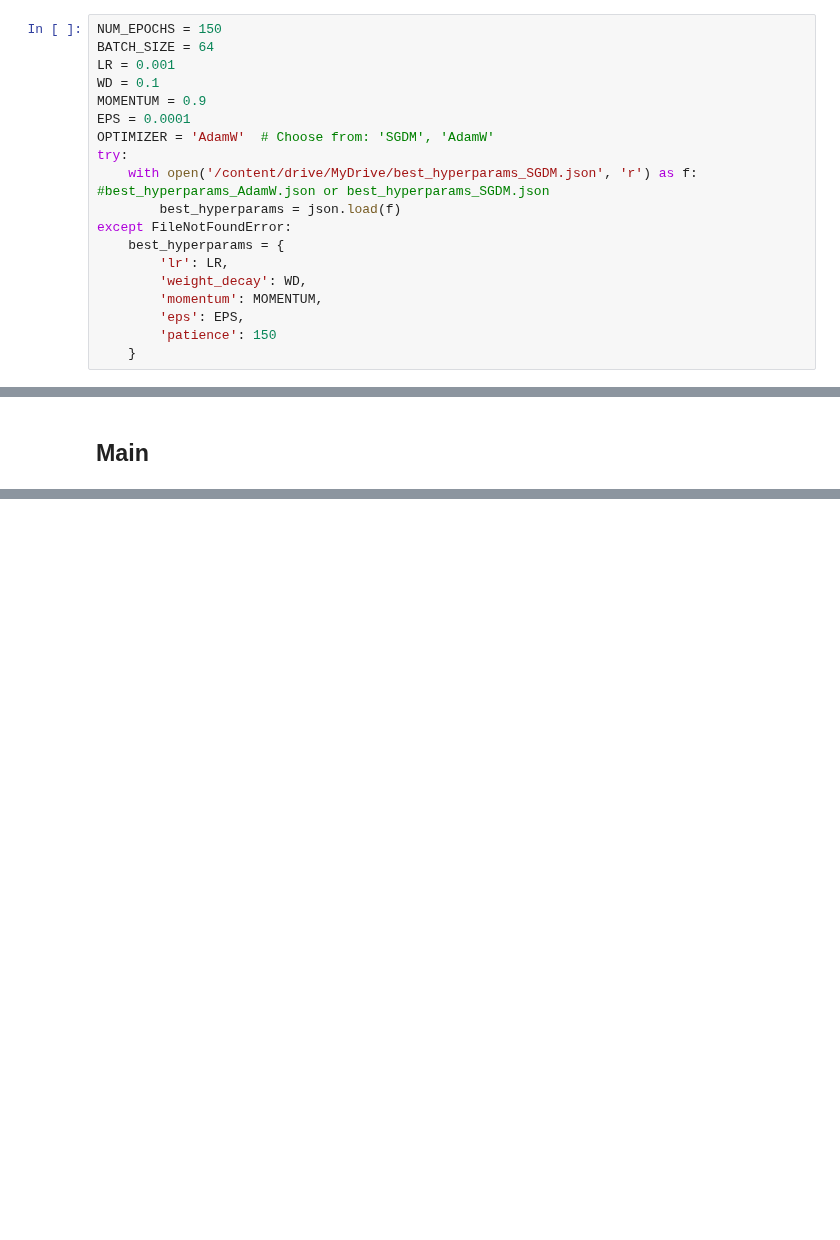
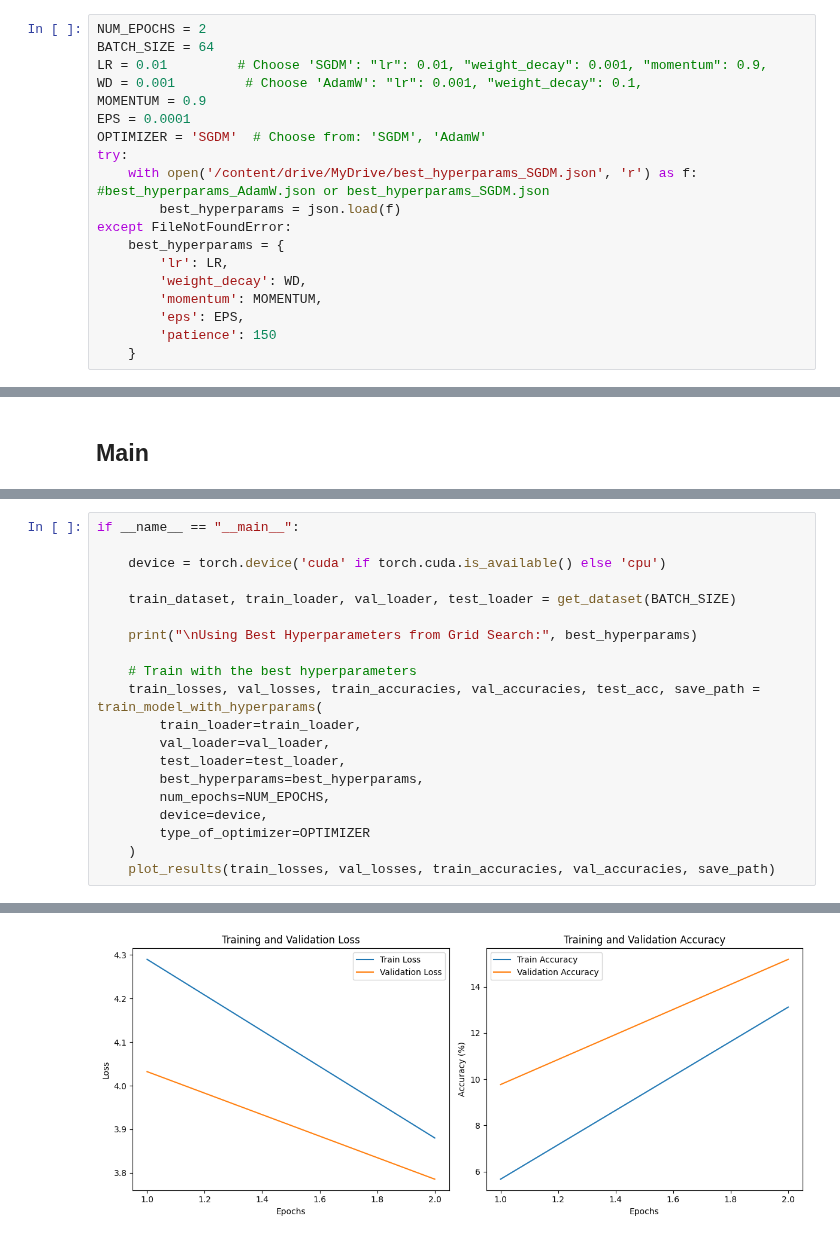
Before and after one commit to TheS1n233/Distributed-Learning-Project5, a Jupyter notebook: centralized_baseline.ipynb, the cells around one changed output, grey strips where cells are left out. Saved outputs shown, nothing was run; the diff lists cells and outputs as text; blank space fills up the shorter version.

Commit message:
fixxxxed plot and checkpoint

```diff
--- a/centralized_baseline.ipynb
+++ b/centralized_baseline.ipynb
@@ -46,13 +54,13 @@ Drive already mounted at /content/drive; to attempt to forcibly remount, call dr
 # %% [markdown]
 ## Costants
 # %%
-NUM_EPOCHS = 150
+NUM_EPOCHS = 2
 BATCH_SIZE = 64
-LR = 0.001
-WD = 0.1
+LR = 0.01         # Choose 'SGDM': "lr": 0.01, "weight_decay": 0.001, "momentum": 0.9,
+WD = 0.001         # Choose 'AdamW': "lr": 0.001, "weight_decay": 0.1,
 MOMENTUM = 0.9
 EPS = 0.0001
-OPTIMIZER = 'AdamW'  # Choose from: 'SGDM', 'AdamW'
+OPTIMIZER = 'SGDM'  # Choose from: 'SGDM', 'AdamW'
 try:
     with open('/content/drive/MyDrive/best_hyperparams_SGDM.json', 'r') as f:    #best_hyperparams_AdamW.json or best_hyperparams_SGDM.json
         best_hyperparams = json.load(f)
@@ -482,0 +455,21 @@ KeyboardInterrupt:
+# %%
+if __name__ == "__main__":
+
+    device = torch.device('cuda' if torch.cuda.is_available() else 'cpu')
+
+    train_dataset, train_loader, val_loader, test_loader = get_dataset(BATCH_SIZE)
+
+    print("\nUsing Best Hyperparameters from Grid Search:", best_hyperparams)
+
+    # Train with the best hyperparameters
+    train_losses, val_losses, train_accuracies, val_accuracies, test_acc, save_path = train_model_with_hyperparams(
+        train_loader=train_loader,
+        val_loader=val_loader,
+        test_loader=test_loader,
+        best_hyperparams=best_hyperparams,
+        num_epochs=NUM_EPOCHS,
+        device=device,
+        type_of_optimizer=OPTIMIZER
+    )
+    plot_results(train_losses, val_losses, train_accuracies, val_accuracies, save_path)
+# %% [output]
@@ -482,0 +493 @@ KeyboardInterrupt:
+[figure, added]
```
Also changed, not shown: parts of 8 cells of this notebook.
